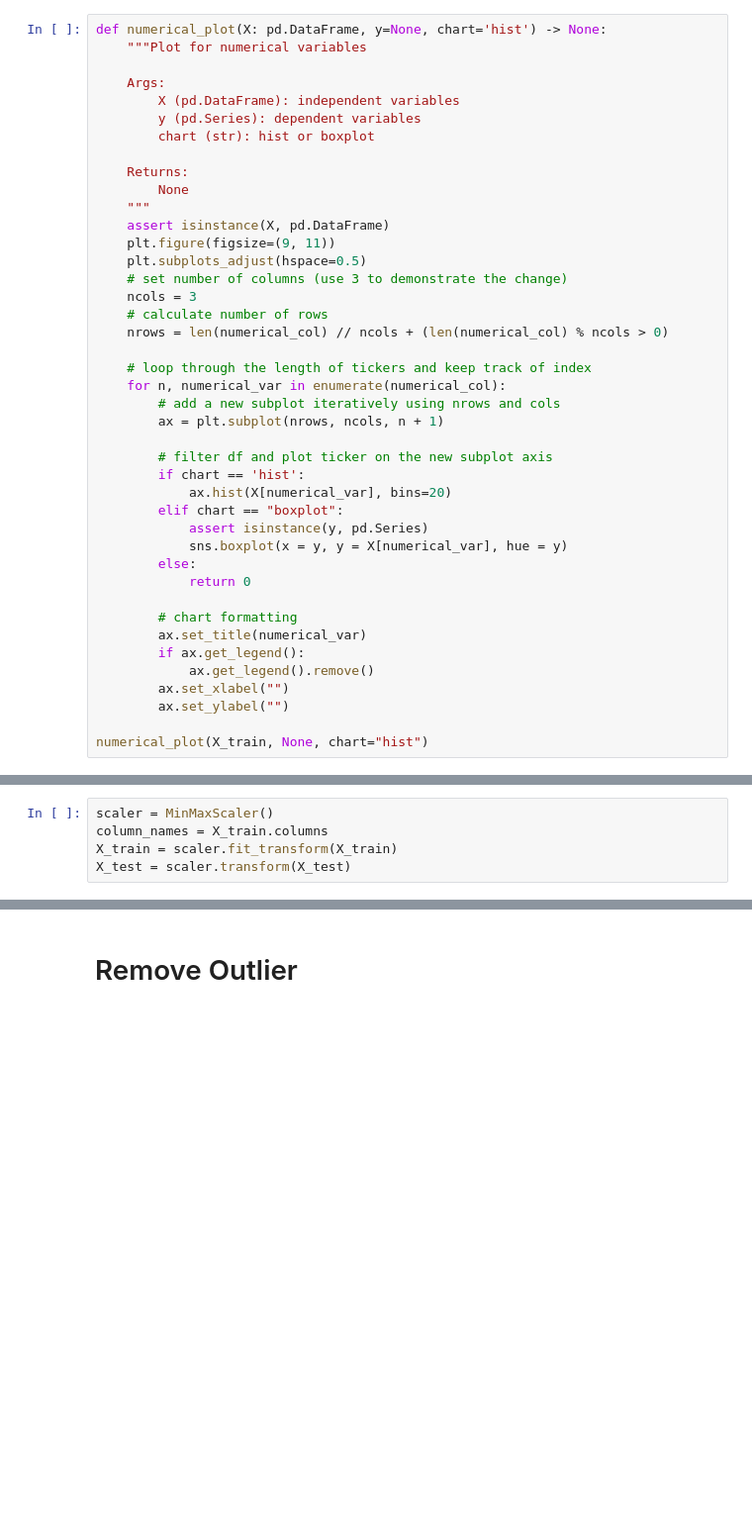
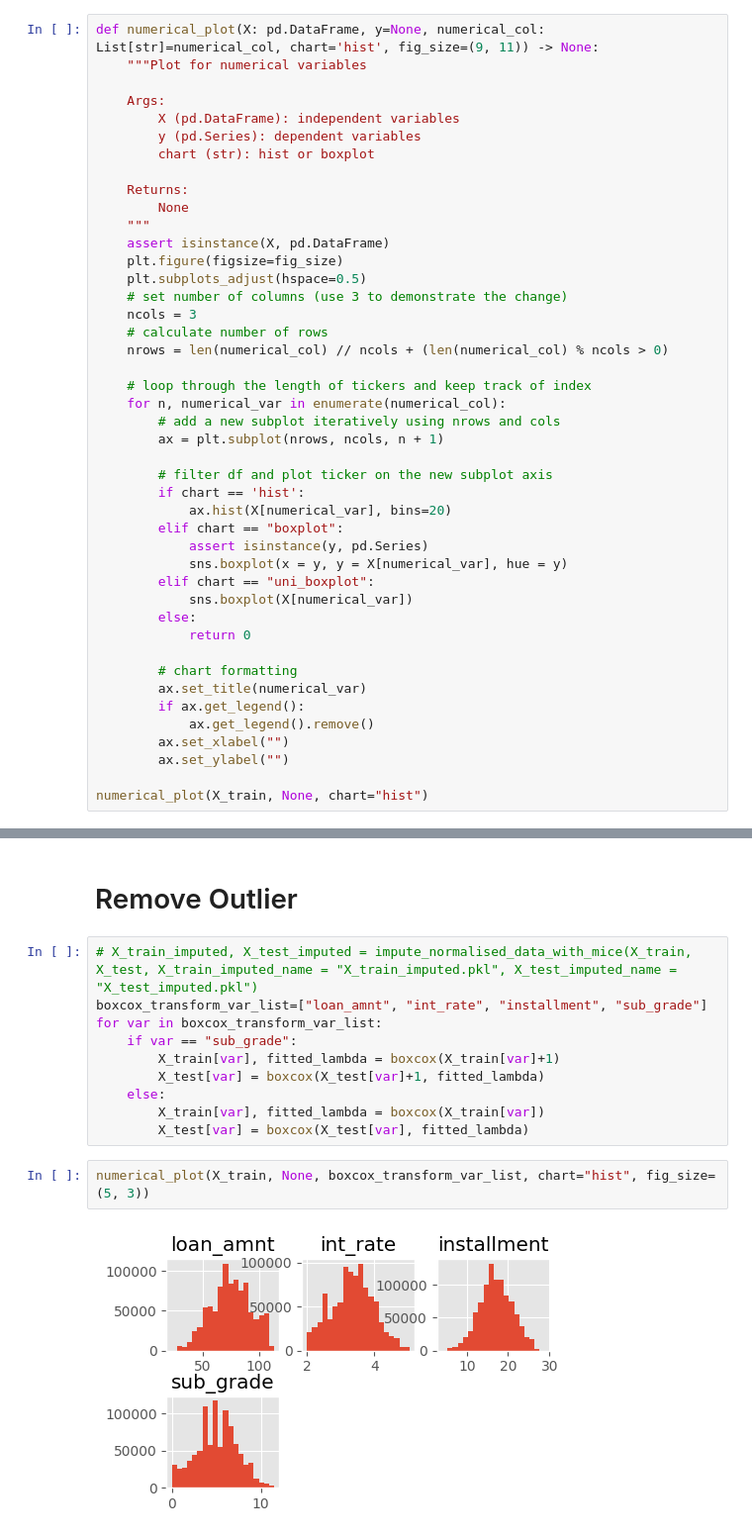
Before and after one commit to bartproo/lendingclub, a Jupyter notebook: Lending Club.ipynb, the cells around one changed output, grey strips where cells are left out. Shown at 99% size. Drawn from its saved outputs; the diff is of its cells as text; blank space fills up the shorter version.

Commit message:
model with preprocessed data

```diff
--- a/Lending Club.ipynb
+++ b/Lending Club.ipynb
@@ -261,7 +263,7 @@ for i in constant_columns:
 # %% [markdown]
 ### Univariate Analysis
 # %%
-def numerical_plot(X: pd.DataFrame, y=None, chart='hist') -> None:
+def numerical_plot(X: pd.DataFrame, y=None, numerical_col: List[str]=numerical_col, chart='hist', fig_size=(9, 11)) -> None:
     """Plot for numerical variables
 
     Args:
@@ -273,7 +275,7 @@ def numerical_plot(X: pd.DataFrame, y=None, chart='hist') -> None:
         None
     """
     assert isinstance(X, pd.DataFrame)
-    plt.figure(figsize=(9, 11))
+    plt.figure(figsize=fig_size)
     plt.subplots_adjust(hspace=0.5)
     # set number of columns (use 3 to demonstrate the change)
     ncols = 3
@@ -291,6 +293,8 @@ def numerical_plot(X: pd.DataFrame, y=None, chart='hist') -> None:
         elif chart == "boxplot":
             assert isinstance(y, pd.Series)
             sns.boxplot(x = y, y = X[numerical_var], hue = y)
+        elif chart == "uni_boxplot":
+            sns.boxplot(X[numerical_var])
         else:
             return 0
 
@@ -439,10 +443,5 @@ def dropNaRows(dataX: pd.DataFrame, dataY: pd.Series, null_perc_table: pd.Index,
 y_train, X_train = dropNaRows(X_train, y_train, null_perc_table, y_column_names="loan_status")
 # %% [markdown]
 #### Mice Imputation
-# %%
-scaler = MinMaxScaler()
-column_names = X_train.columns
-X_train = scaler.fit_transform(X_train)
-X_test = scaler.transform(X_test)
 # %%
 # Define MICE Imputer and fill missing values
@@ -665,3 +657,17 @@ Confusion Matrix:
  [114196 208829]]
 # %% [markdown]
 # Remove Outlier
+# %%
+# X_train_imputed, X_test_imputed = impute_normalised_data_with_mice(X_train, X_test, X_train_imputed_name = "X_train_imputed.pkl", X_test_imputed_name = "X_test_imputed.pkl")
+boxcox_transform_var_list=["loan_amnt", "int_rate", "installment", "sub_grade"]
+for var in boxcox_transform_var_list:
+    if var == "sub_grade":
+        X_train[var], fitted_lambda = boxcox(X_train[var]+1)
+        X_test[var] = boxcox(X_test[var]+1, fitted_lambda)
+    else:
+        X_train[var], fitted_lambda = boxcox(X_train[var])
+        X_test[var] = boxcox(X_test[var], fitted_lambda)
+# %%
+numerical_plot(X_train, None, boxcox_transform_var_list, chart="hist", fig_size=(5, 3))
+# %% [output]
+[figure, added]
```
Also changed, not shown: parts of 26 cells of this notebook.
